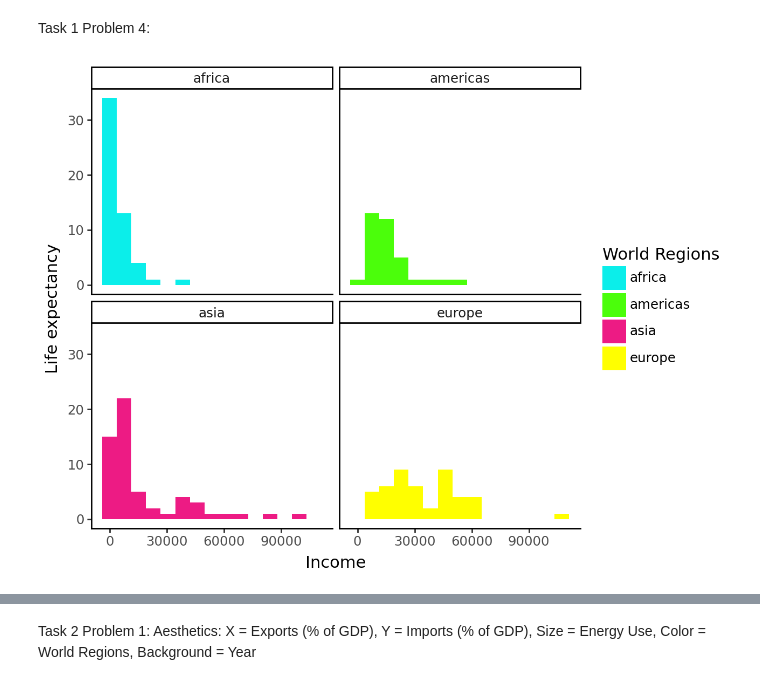
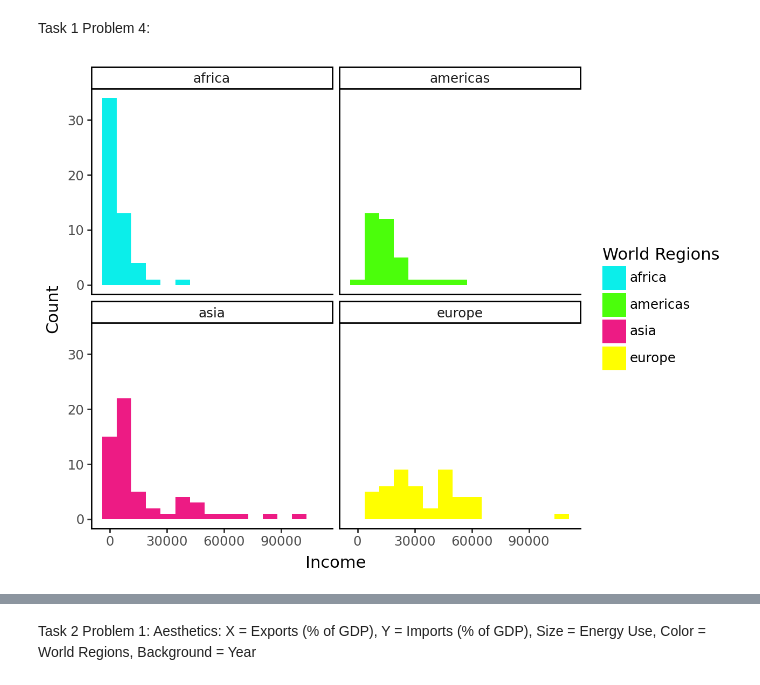
Before and after one commit to sarahjacobson123/GSB544_MachineLearning, a Jupyter notebook: Labs/Lab1.ipynb, the cells around one changed output, grey strips where cells are left out. Drawn from its saved outputs; the diff is of its cells as text; code cells hidden in the pictures.

```diff
--- a/Labs/Lab1.ipynb
+++ b/Labs/Lab1.ipynb
@@ -96,15 +90,15 @@ Task 1 Problem 4:
 # %%
 #Task 1 New Geometry
 (ggplot(cleandf1,
 aes(
   x = "income",
   fill = "four_regions"
 ))
 + geom_histogram()
 + facet_wrap("four_regions")
-+theme_classic()
++ theme_classic()
 + scale_fill_manual(values = custom_colors)
-+ labs(x='Income', y='Life expectancy', fill = "World Regions")
++ labs(x='Income', y = 'Count', fill = "World Regions")
 )
 # %% [output]
-[figure, old version]
+[figure, new version]
```
Also changed, not shown: parts of 6 cells of this notebook, 1 other file.
